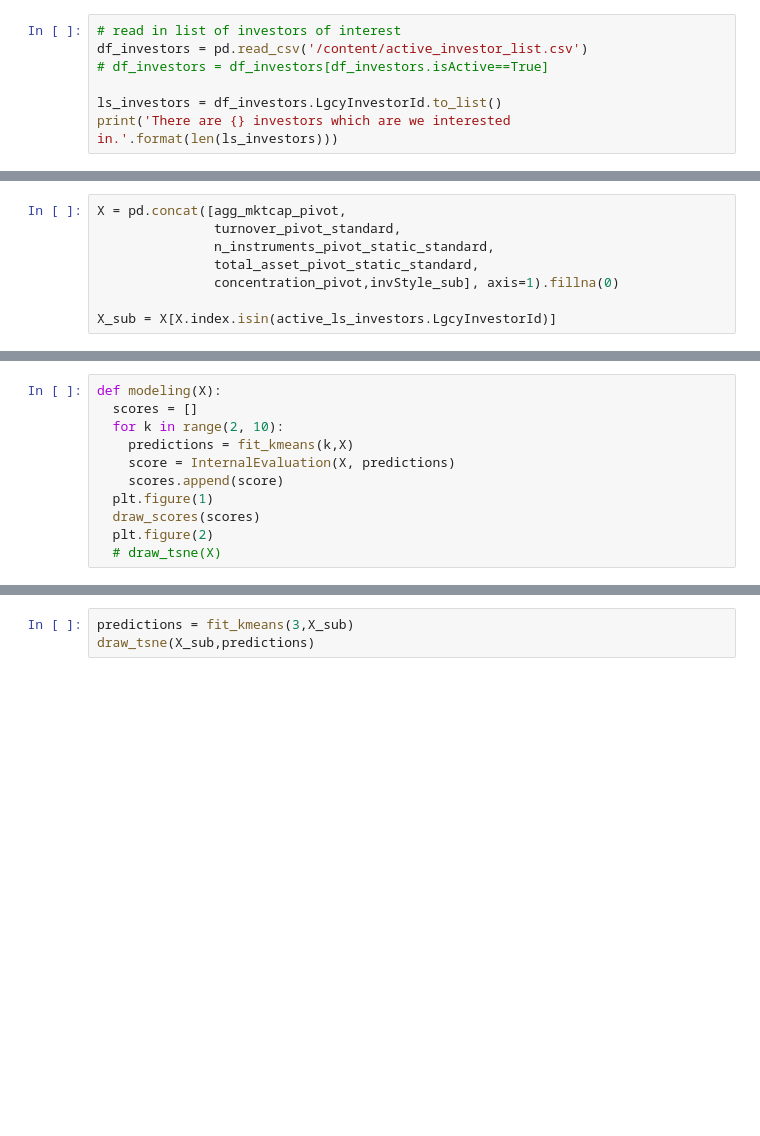
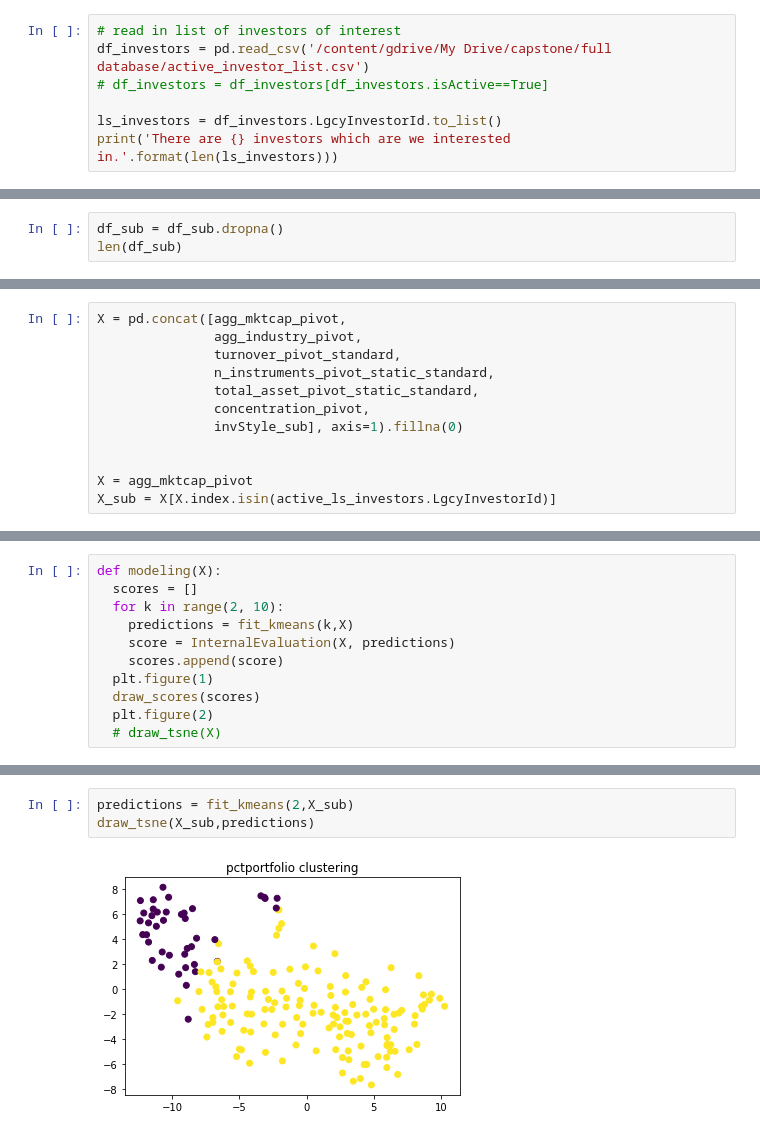
Before and after one commit to Chuqi-Yang/capstone_vanguard, a Jupyter notebook: code/timeseries_kmeans.ipynb, the cells around one changed output, grey strips where cells are left out. Saved outputs shown, nothing was run; the diff lists cells and outputs as text; blank space fills up the shorter version.

Commit message:
add in industry aggregation feature to the clustering and output the final clusters using all features

```diff
--- a/code/timeseries_kmeans.ipynb
+++ b/code/timeseries_kmeans.ipynb
@@ -20,6 +36,6 @@ print('There are {} investors in 13F data.'.format(n_investors))
 # %%
 # read in list of investors of interest
-df_investors = pd.read_csv('/content/active_investor_list.csv')
+df_investors = pd.read_csv('/content/gdrive/My Drive/capstone/full database/active_investor_list.csv')
 # df_investors = df_investors[df_investors.isActive==True]
 
 ls_investors = df_investors.LgcyInvestorId.to_list()
@@ -46,0 +84,3 @@ df_sub
+# %%
+df_sub = df_sub.dropna()
+len(df_sub)
@@ -321,9 +669,13 @@ total_asset_pivot_standard = total_asset_pivot/max_total_asset
 total_asset_pivot_static_standard = total_asset_pivot_static/max_total_asset
 # %%
 X = pd.concat([agg_mktcap_pivot,
+               agg_industry_pivot,
                turnover_pivot_standard,
                n_instruments_pivot_static_standard,
                total_asset_pivot_static_standard,
-               concentration_pivot,invStyle_sub], axis=1).fillna(0)
+               concentration_pivot,
+               invStyle_sub], axis=1).fillna(0)
 
+
+X = agg_mktcap_pivot
 X_sub = X[X.index.isin(active_ls_investors.LgcyInvestorId)]
@@ -406,3 +766,5 @@ modeling(X_sub)
 # %%
-predictions = fit_kmeans(3,X_sub)
+predictions = fit_kmeans(2,X_sub)
 draw_tsne(X_sub,predictions)
+# %% [output]
+[figure, added]
```
Also changed, not shown: parts of 62 cells of this notebook.
